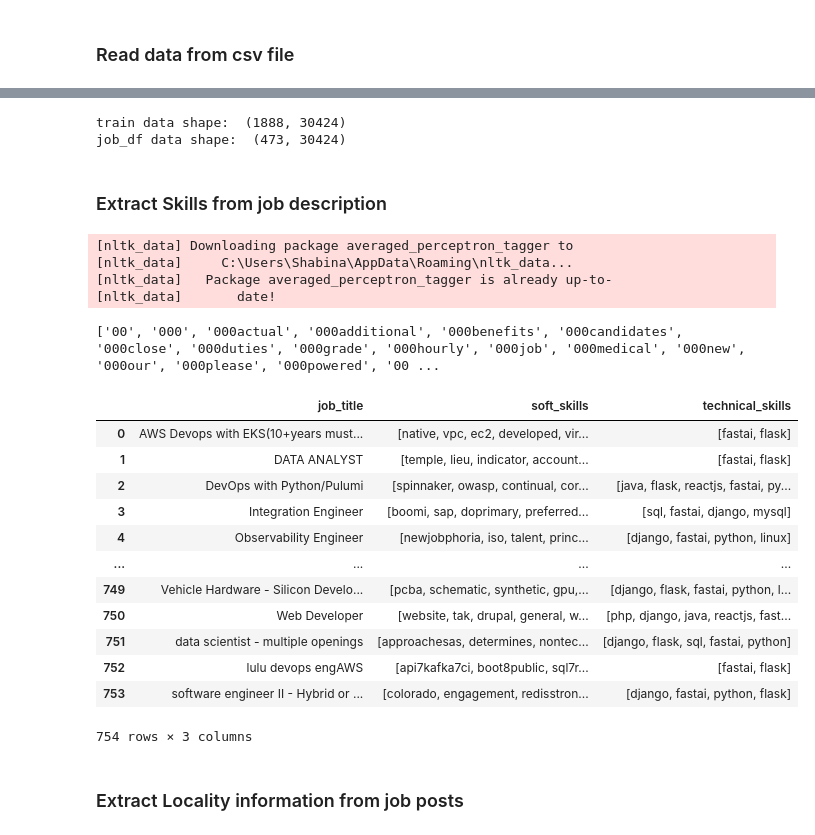
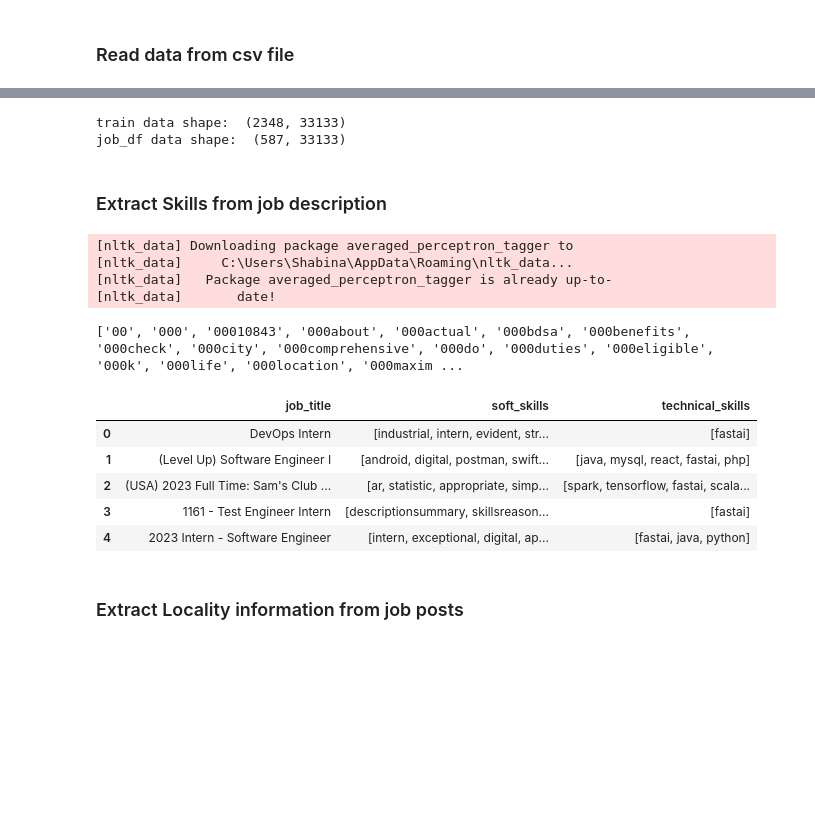
Before and after one commit to anibahs/MakeMyCareer, a Jupyter notebook: FinalProject/Scripts/DataExtraction.ipynb, the cells around one changed output, grey strips where cells are left out. Saved outputs shown, nothing was run; the diff lists cells and outputs as text; code cells hidden in the pictures; blank space fills up the shorter version.

```diff
--- a/FinalProject/Scripts/DataExtraction.ipynb
+++ b/FinalProject/Scripts/DataExtraction.ipynb
@@ -146,7 +160,7 @@ def textCleaning(df):
 # %% [markdown]
 ### Read data from csv file
 # %%
-job_df = pd.read_csv('jobs_data.csv' , keep_default_na=False)
+job_df = pd.read_csv('C:\MIS_NEU\Assignments\DMDD\MakeMyCareer\Assignment4\jobs_data.csv' , keep_default_na=False)
 job_df.drop(columns = job_df.columns[0], axis = 1, inplace= True)
 job_df = job_df.dropna(how='all')
 
@@ -159,6 +173,6 @@ other_stop_words = ['junior', 'senior','experience','etc','job','work','company'
                     'developer','product','revenue','strong']
 
 job_df['description'] = job_df['description'].apply(lambda x: " ".join(x for x in x.split() if x not in other_stop_words))
-job_df
+job_df.head()
 # %% [output]
 |  | job_title | industry | company | description | job_locality | job_region | skills | job_post_expiry | ... |
@@ -194,13 +201,11 @@ clf.fit(X_train, y_train)
 ## Predict
 y_predicted = clf.predict(X_job_df)
 # %% [output]
-train data shape:  (1888, 30424)
-job_df data shape:  (473, 30424)
+train data shape:  (2348, 33133)
+job_df data shape:  (587, 33133)
 # %% [markdown]
 ### Extract Skills from job description
 # %%
-from textblob import TextBlob
-
 nltk.download('averaged_perceptron_tagger')
 technical_skills = ['python', 'c','r', 'c++','java','hadoop','scala','flask','pandas','spark','scikit-learn',
                     'numpy','php','sql','mysql','css','mongdb','nltk','fastai' , 'keras', 'pytorch','tensorflow',
@@ -218,9 +223,6 @@ for i in range(0,len(clf.classes_)):
     print("\n****" ,clf.classes_[i],"****\n")
     class_prob_indices_sorted = clf.feature_log_prob_[i, :].argsort()[::-1]
     skills = np.take(feature_array, class_prob_indices_sorted[:n_max])
-    print("list of unprocessed skills :")
-    print(skills)
-
     ## Extract technical skills
     top_technical_skills= list(set(technical_skills).intersection(skills))[:6]
     # transform list to string
@@ -238,23 +240,16 @@ for i in range(0,len(clf.classes_)):
 [nltk_data]     C:\Users\Shabina\AppData\Roaming\nltk_data...
 [nltk_data]   Package averaged_perceptron_tagger is already up-to-
 [nltk_data]       date!
-['00', '000', '000actual', '000additional', '000benefits', '000candidates', '000close', '000duties', '000grade', '000hourly', '000job', '000medical', '000new', '000our', '000please', '000powered', '00 ...
+['00', '000', '00010843', '000about', '000actual', '000bdsa', '000benefits', '000check', '000city', '000comprehensive', '000do', '000duties', '000eligible', '000k', '000life', '000location', '000maxim ...
 # %%
-output
+output.head()
 # %% [output]
 |  | job_title | soft_skills | technical_skills |
-| 0 | AWS Devops with EKS(10+years must... | [native, vpc, ec2, developed, vir... | [fastai, flask] |
-| 1 | DATA ANALYST | [temple, lieu, indicator, account... | [fastai, flask] |
-| 2 | DevOps with Python/Pulumi | [spinnaker, owasp, continual, cor... | [java, flask, reactjs, fastai, py... |
-| 3 | Integration Engineer | [boomi, sap, doprimary, preferred... | [sql, fastai, django, mysql] |
-| 4 | Observability Engineer | [newjobphoria, iso, talent, princ... | [django, fastai, python, linux] |
-| ... | ... | ... | ... |
-| 749 | Vehicle Hardware - Silicon Develo... | [pcba, schematic, synthetic, gpu,... | [django, flask, fastai, python, l... |
-| 750 | Web Developer | [website, tak, drupal, general, w... | [php, django, java, reactjs, fast... |
-| 751 | data scientist - multiple openings | [approachesas, determines, nontec... | [django, flask, sql, fastai, python] |
-| 752 | lulu devops engAWS | [api7kafka7ci, boot8public, sql7r... | [fastai, flask] |
-| 753 | software engineer II - Hybrid or ... | [colorado, engagement, redisstron... | [django, fastai, python, flask] |
+| 0 | DevOps Intern | [industrial, intern, evident, str... | [fastai] |
+| 1 | (Level Up) Software Engineer I | [android, digital, postman, swift... | [java, mysql, react, fastai, php] |
+| 2 | (USA) 2023 Full Time: Sam's Club ... | [ar, statistic, appropriate, simp... | [spark, tensorflow, fastai, scala... |
+| 3 | 1161 - Test Engineer Intern | [descriptionsummary, skillsreason... | [fastai] |
+| 4 | 2023 Intern - Software Engineer | [intern, exceptional, digital, ap... | [fastai, java, python] |
-754 rows × 3 columns
 # %% [markdown]
 ### Extract Locality information from job posts
 # %%
```
Also changed, not shown: parts of 41 cells of this notebook, 1 other file.
